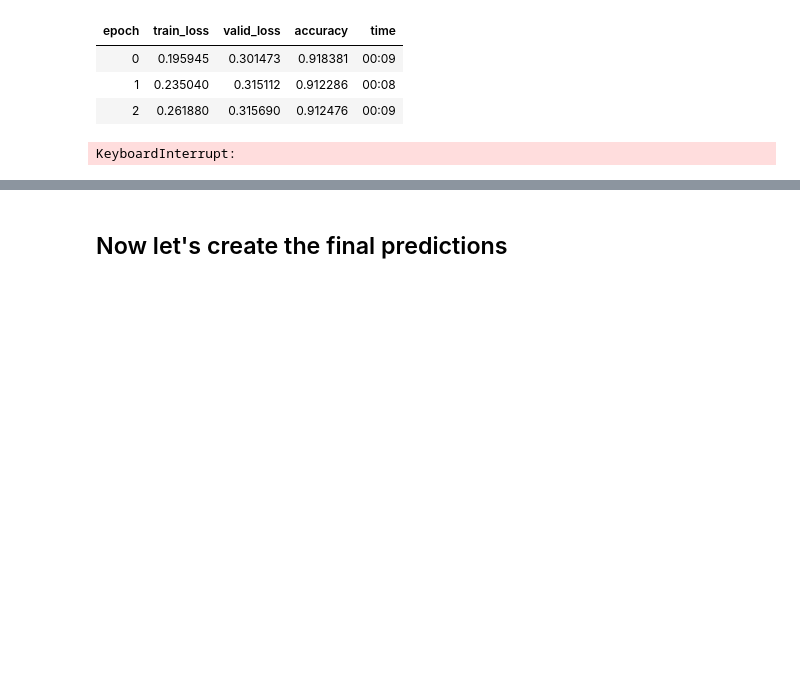
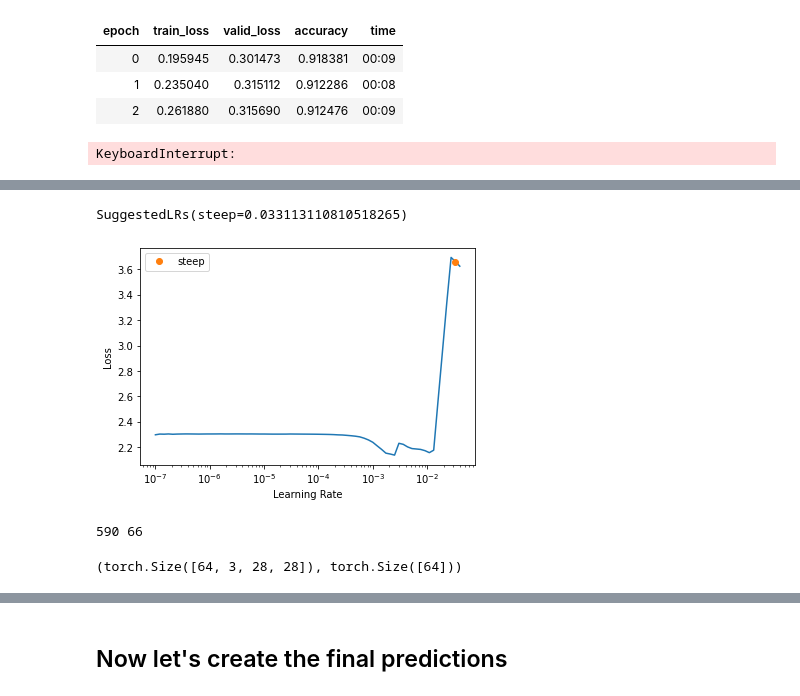
Before and after one commit to maraoz/kaggle-comps, a Jupyter notebook: digit-recognizer-v4.ipynb, the cells around one changed output, grey strips where cells are left out. Drawn from its saved outputs; the diff is of its cells as text; code cells hidden in the pictures; blank space fills up the shorter version.

```diff
--- a/digit-recognizer-v4.ipynb
+++ b/digit-recognizer-v4.ipynb
@@ -321,0 +373,37 @@ MultiLinearModel(
+# %%
+import torch.nn as nn
+
+class MultiCNNLinearModel(nn.Module):
+    def __init__(self, n_linear=2, in_channels=3, in_size=28*28, cnn_features=32, out_features=10, inner_features=256):
+
+        super(MultiCNNLinearModel, self).__init__()
+        layers = []
+
+        # convolutions
+        layers.append(nn.Conv2d(in_channels, cnn_features, kernel_size=3, stride=1, padding=1))
+        layers.append(nn.ReLU())
+        layers.append(nn.MaxPool2d(2, 2))
+
+
+        layers.append(nn.Conv2d(cnn_features, cnn_features*2, kernel_size=3, stride=1, padding=1))
+        layers.append(nn.ReLU())
+        layers.append(nn.MaxPool2d(2, 2))
+
+
+        # flatten for linear layers
+        layers.append(nn.Flatten())
+
+        n_conv = 2
+        spatial_scaling = 2**(2*n_conv)
+        conv_out_size = int(cnn_features*2*in_size/spatial_scaling)
+
+        # linear layers
+        layers.append(nn.Linear(conv_out_size, inner_features))
+        for i in range(n_linear-1):
+            layers.append(nn.Linear(inner_features, inner_features))
+        layers.append(nn.Linear(inner_features, out_features))
+        self.sequential = nn.Sequential(*layers)
+
+    def forward(self, x):
+        x = self.sequential(x)
+        return x
@@ -321,0 +430,4 @@ MultiLinearModel(
+# %%
+learn = Learner(dls, model, metrics=[accuracy]).to_fp16()
+learn.lr_find(suggest_funcs=(steep))
+# %% [output]
@@ -321,0 +435,10 @@ MultiLinearModel(
+SuggestedLRs(steep=0.033113110810518265)
+[figure, added]
+# %%
+dls = ImageDataLoaders.from_folder(TRAIN_IMGS, valid_pct=0.1)
+print(len(dls.train), len(dls.valid))
+xs, ys = dls.train.one_batch()
+xs.shape, ys.shape
+# %% [output]
+590 66
+(torch.Size([64, 3, 28, 28]), torch.Size([64]))
```
Also changed, not shown: parts of 13 cells of this notebook, 3 other files.
